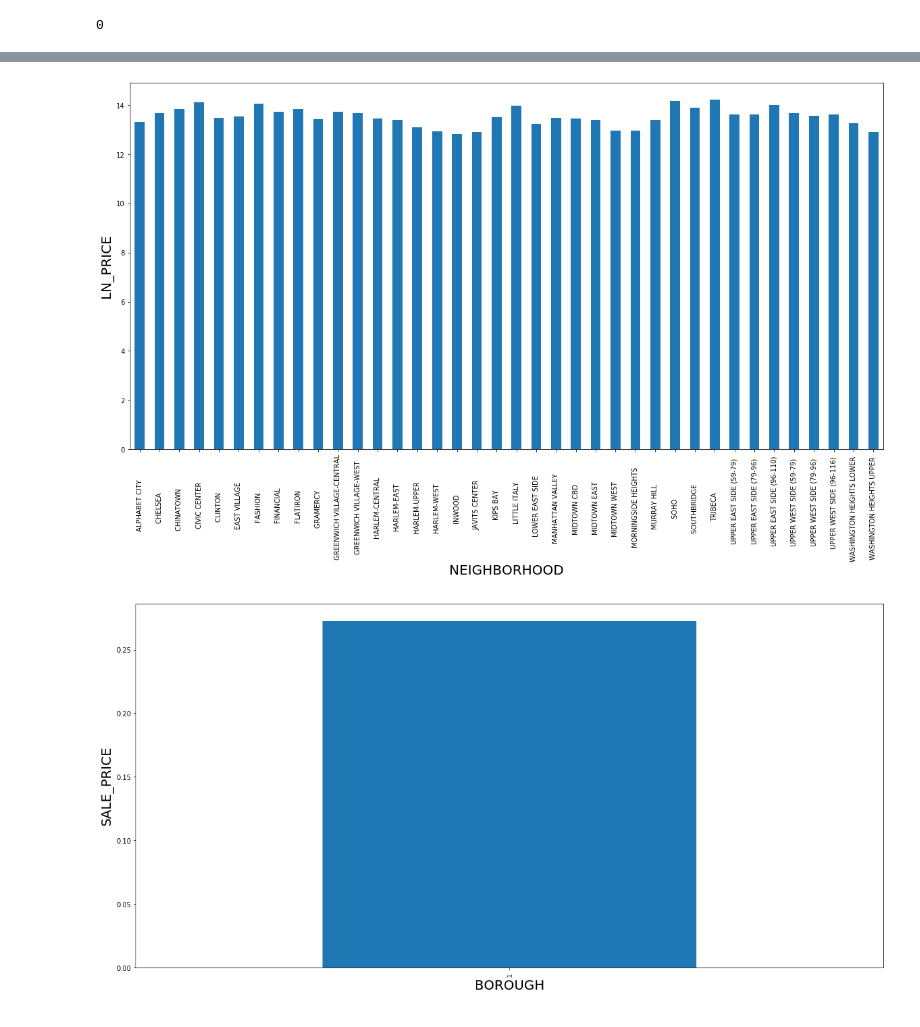
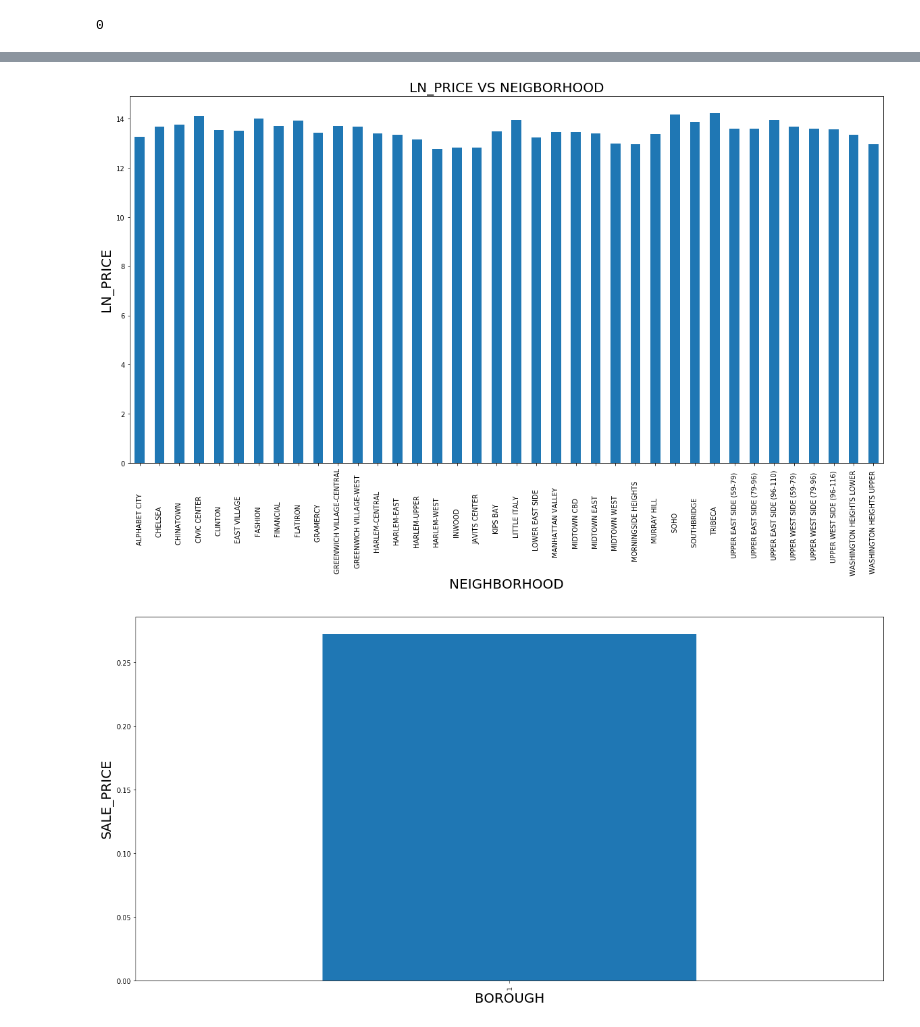
Before and after one commit to Zaederx/BigData-Assignment1, a Jupyter notebook: Assignment1.ipynb, the cells around one changed output, grey strips where cells are left out. Drawn from its saved outputs; the diff is of its cells as text; code cells hidden in the pictures.

```diff
--- a/Assignment1.ipynb
+++ b/Assignment1.ipynb
@@ -720,7 +740,7 @@ hist('Sale Price vs Neighbourhood', 'NEIGHBORHOOD','SALE_PRICE')
 # %%
-hist('', 'NEIGHBORHOOD', 'LN_PRICE')
+hist('LN_PRICE VS NEIGBORHOOD', 'NEIGHBORHOOD', 'LN_PRICE')
 # %% [output]
-[figure, old version]
+[figure, new version]
 # %%
 # SALE PRICE dependent on BOROUGH
 hist('', 'BOROUGH', 'SALE_PRICE')
```
Also changed, not shown: parts of 21 cells of this notebook.
